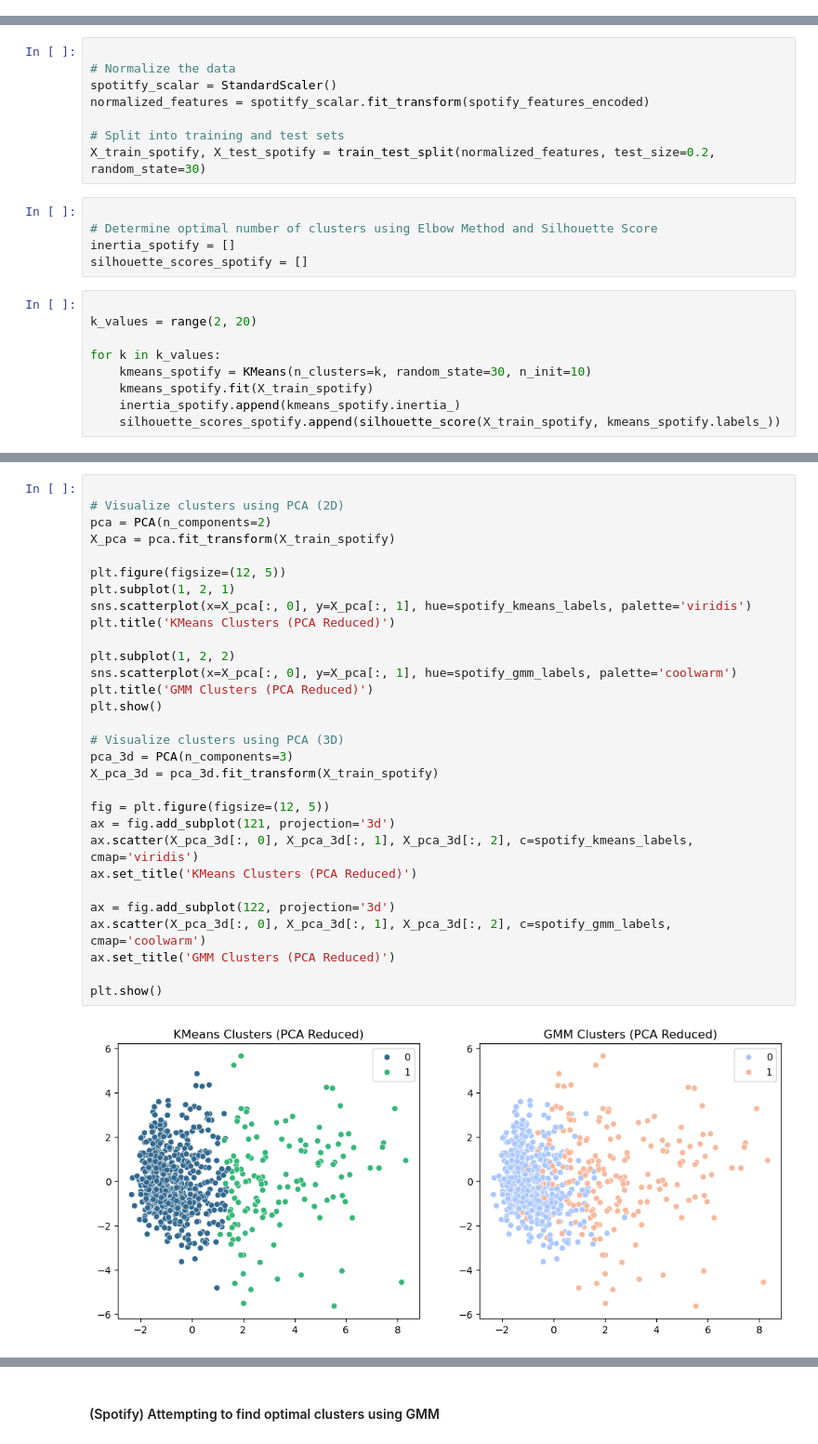
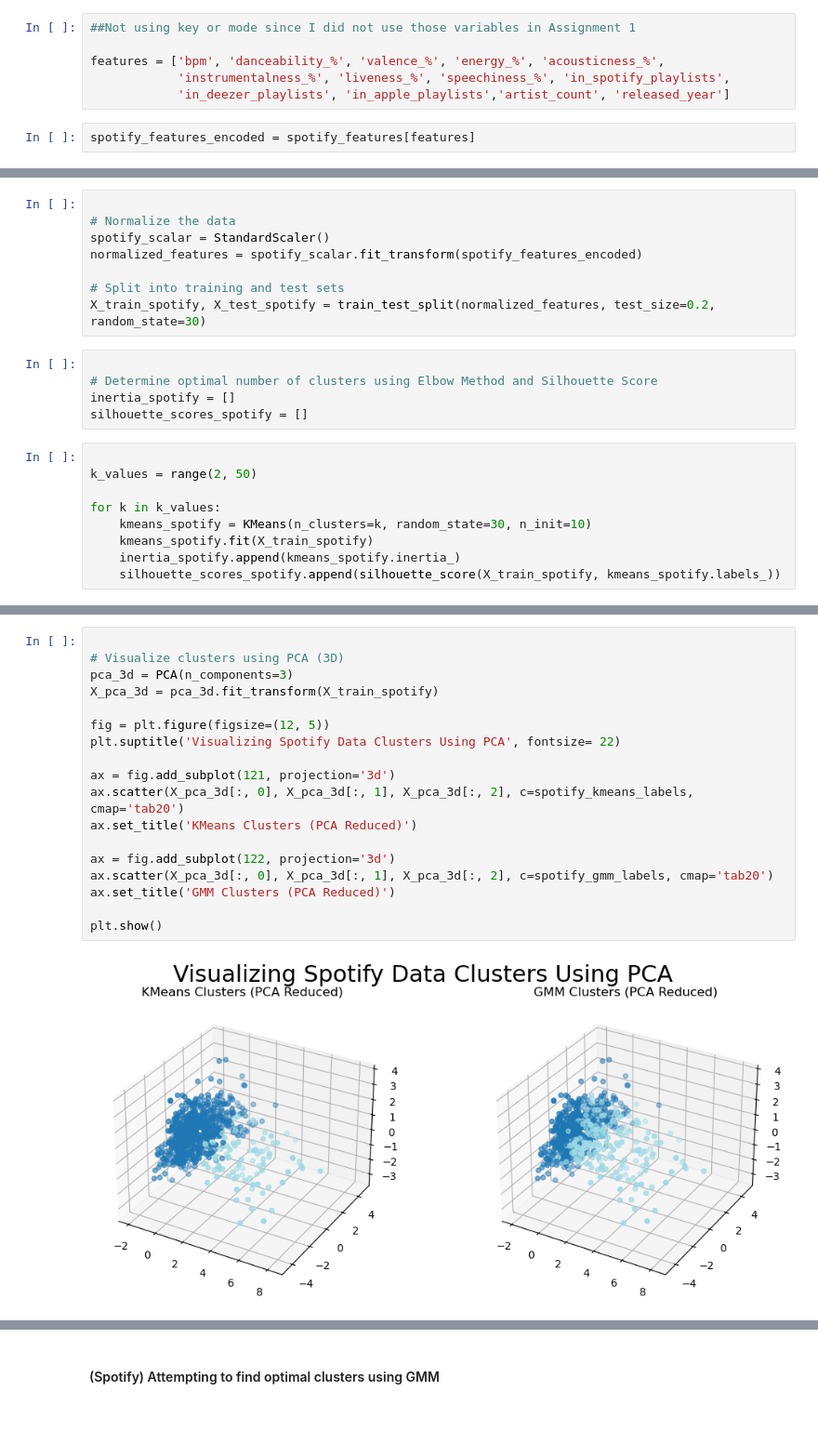
Before and after one commit to nico-medellin/Studying-the-Effects-of-Clustering-and-Dimension-Reduction-on-Neural-Network-Performance, a Jupyter notebook: assignment_3.ipynb, the cells around one changed output, grey strips where cells are left out. Shown at 93% size. Drawn from its saved outputs; the diff is of its cells as text; blank space fills up the shorter version.

```diff
--- a/assignment_3.ipynb
+++ b/assignment_3.ipynb
@@ -351,3 +357,11 @@ spotify_features_encoded = pd.get_dummies(spotify_features, columns=['key', 'mod
+# %%
+##Not using key or mode since I did not use those variables in Assignment 1
+
+features = ['bpm', 'danceability_%', 'valence_%', 'energy_%', 'acousticness_%',
+            'instrumentalness_%', 'liveness_%', 'speechiness_%', 'in_spotify_playlists',
+            'in_deezer_playlists', 'in_apple_playlists','artist_count', 'released_year']
+# %%
+spotify_features_encoded = spotify_features[features]
 # %%
 spotify_features_encoded.head()
 # %% [output]
@@ -373,8 +386,8 @@ spotify_features_encoded.describe()
 # %%
 
 # Normalize the data
-spotitfy_scalar = StandardScaler()
-normalized_features = spotitfy_scalar.fit_transform(spotify_features_encoded)
+spotify_scalar = StandardScaler()
+normalized_features = spotify_scalar.fit_transform(spotify_features_encoded)
 
 # Split into training and test sets
 X_train_spotify, X_test_spotify = train_test_split(normalized_features, test_size=0.2, random_state=30)
@@ -385,7 +398,7 @@ inertia_spotify = []
 silhouette_scores_spotify = []
 # %%
 
-k_values = range(2, 20)
+k_values = range(2, 50)
 
 for k in k_values:
     kmeans_spotify = KMeans(n_clusters=k, random_state=30, n_init=10)
@@ -440,32 +491,20 @@ GMM - Silhouette Score: 0.12474705408399162, Davies-Bouldin Index: 3.59842824504
 # %%
-
-# Visualize clusters using PCA (2D)
-pca = PCA(n_components=2)
-X_pca = pca.fit_transform(X_train_spotify)
-
-plt.figure(figsize=(12, 5))
-plt.subplot(1, 2, 1)
-sns.scatterplot(x=X_pca[:, 0], y=X_pca[:, 1], hue=spotify_kmeans_labels, palette='viridis')
-plt.title('KMeans Clusters (PCA Reduced)')
-
-plt.subplot(1, 2, 2)
-sns.scatterplot(x=X_pca[:, 0], y=X_pca[:, 1], hue=spotify_gmm_labels, palette='coolwarm')
-plt.title('GMM Clusters (PCA Reduced)')
-plt.show()
 
 # Visualize clusters using PCA (3D)
 pca_3d = PCA(n_components=3)
 X_pca_3d = pca_3d.fit_transform(X_train_spotify)
 
 fig = plt.figure(figsize=(12, 5))
+plt.suptitle('Visualizing Spotify Data Clusters Using PCA', fontsize= 22)
+
 ax = fig.add_subplot(121, projection='3d')
-ax.scatter(X_pca_3d[:, 0], X_pca_3d[:, 1], X_pca_3d[:, 2], c=spotify_kmeans_labels, cmap='viridis')
+ax.scatter(X_pca_3d[:, 0], X_pca_3d[:, 1], X_pca_3d[:, 2], c=spotify_kmeans_labels, cmap='tab20')
 ax.set_title('KMeans Clusters (PCA Reduced)')
 
 ax = fig.add_subplot(122, projection='3d')
-ax.scatter(X_pca_3d[:, 0], X_pca_3d[:, 1], X_pca_3d[:, 2], c=spotify_gmm_labels, cmap='coolwarm')
+ax.scatter(X_pca_3d[:, 0], X_pca_3d[:, 1], X_pca_3d[:, 2], c=spotify_gmm_labels, cmap='tab20')
 ax.set_title('GMM Clusters (PCA Reduced)')
 
 plt.show()
 # %% [output]
-[figure, old version]
+[figure, new version]
```
Also changed, not shown: parts of 27 cells of this notebook.
